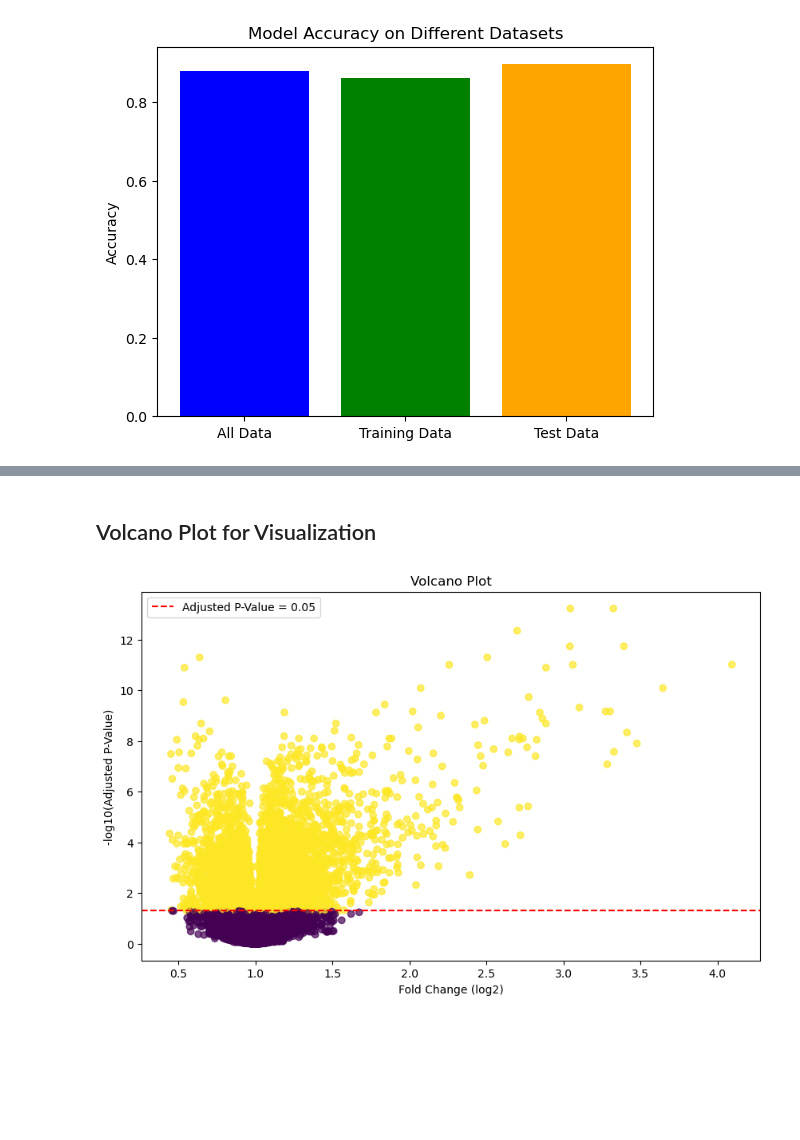
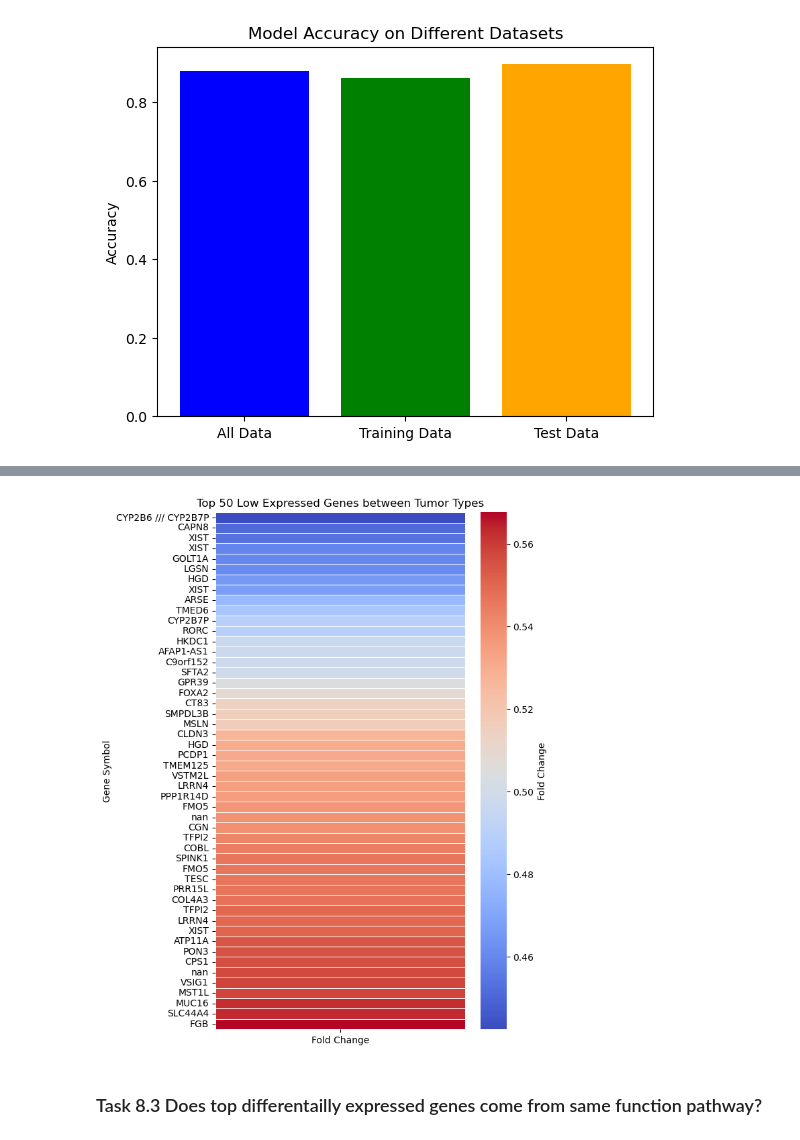
Before and after one commit to anniejs02/BIOINF-575-Project, a Jupyter notebook: Bioinf_575_Cancer_Subtypes_vp.ipynb, the cells around one changed output, grey strips where cells are left out. Saved outputs shown, nothing was run; the diff lists cells and outputs as text; code cells hidden in the pictures; blank space fills up the shorter version.

```diff
--- a/Bioinf_575_Cancer_Subtypes_vp.ipynb
+++ b/Bioinf_575_Cancer_Subtypes_vp.ipynb
@@ -684,29 +416,0 @@ goea_results_bottom = goeaobj_bottom.run_study(study=bottom_10_genes)
-# %% [markdown]
-## Volcano Plot for Visualization
-# %%
-import matplotlib.pyplot as plt
-import numpy as np
-
-# Set the significance threshold
-alpha = 0.05
-
-# Create a boolean mask for significant genes based on adjusted p-value, basically used to color the points based on where they fall
-significant_genes = merged_df['Adjusted P-Value'] < alpha
-
-# Plot volcano plot
-
-#Set figure size
-plt.figure(figsize=(10, 6))
-
-#Use Fold Change to make X axis and Adjusted P values to make Y axis, logs used to visualize the small P values
-plt.scatter(merged_df['Fold Change'], -np.log10(merged_df['Adjusted P-Value']), c=significant_genes, cmap='viridis', alpha=0.7)
-
-#Add titles and set colors
-plt.title('Volcano Plot')
-plt.xlabel('Fold Change (log2)')
-plt.ylabel('-log10(Adjusted P-Value)')
-plt.axhline(-np.log10(alpha), color='red', linestyle='--', label=f'Adjusted P-Value = {alpha}')
-plt.legend()
-plt.show()
-# %% [output]
-[figure, removed]
@@ -723,0 +417,33 @@ plt.show()
+# %%
+import seaborn as sns
+import matplotlib.pyplot as plt
+
+# Assuming you have a DataFrame called 'High_express50' with the data
+
+# Set a larger figure size
+plt.figure(figsize=(6, 10))
+
+# Create the heatmap
+heatmap = sns.heatmap(
+    Low_express50.set_index('Gene Symbol')[['Fold Change']],
+    cmap='coolwarm',
+    linewidths=.5,
+    annot=False,
+    cbar_kws={'label': 'Fold Change'}  # Add a colorbar label
+)
+
+
+# Label the y-axis with 'Gene Symbol'
+plt.ylabel('Gene Symbol')
+
+# Set the title
+plt.title('Top 50 Low Expressed Genes between Tumor Types')
+
+# Rotate the y-axis labels for better visibility
+plt.yticks(rotation=0)
+
+plt.show()
+# %% [output]
+[figure, added]
+# %% [markdown]
+### Task 8.3 Does top differentailly expressed genes come from same function pathway?
```
Also changed, not shown: parts of 38 cells of this notebook.
